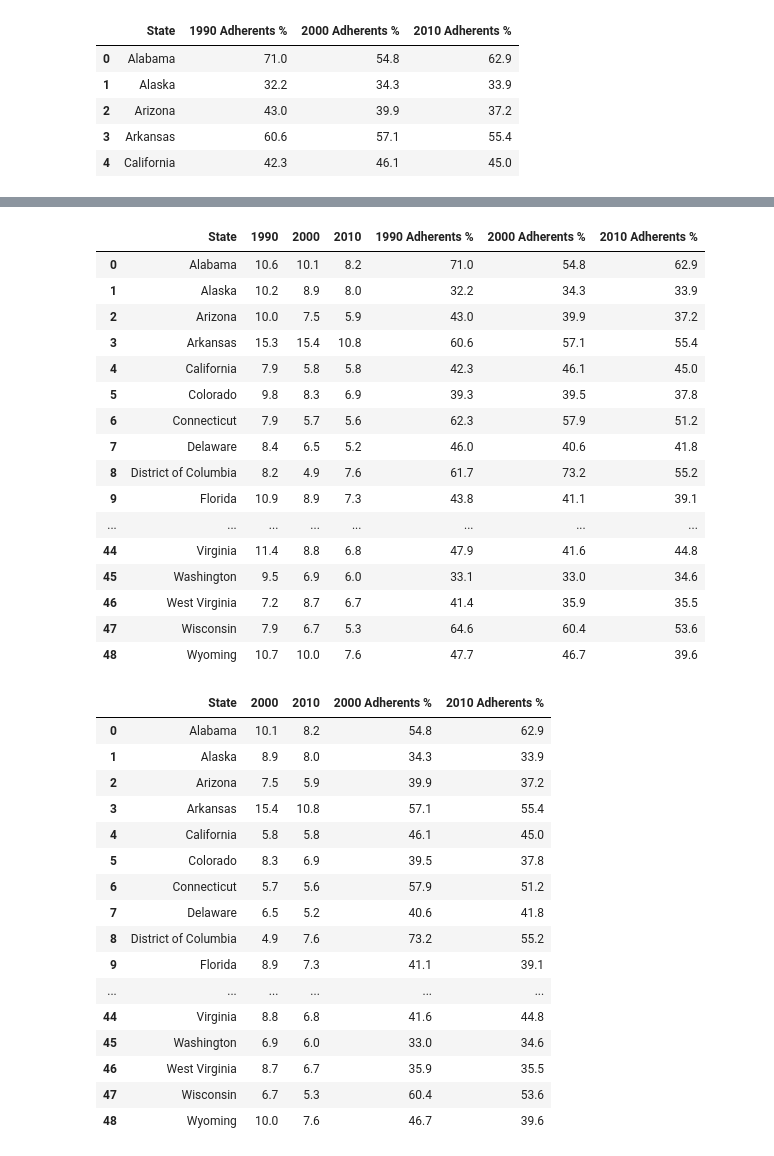
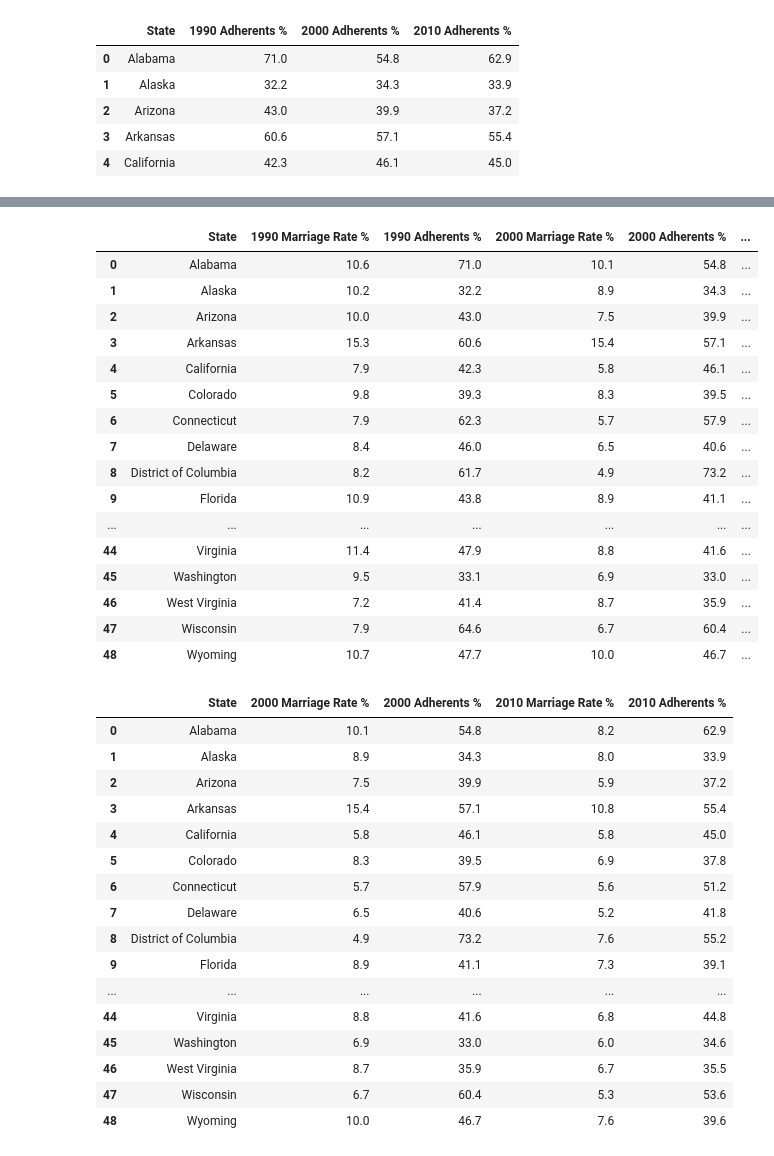
Before and after one commit to silentstar29/ETL-Project, a Jupyter notebook: Cleaned Data Tables.ipynb, the cells around one changed output, grey strips where cells are left out. Drawn from its saved outputs; the diff is of its cells as text; code cells hidden in the pictures.

Commit message:
Reorganized and renamed columns

```diff
--- a/Cleaned Data Tables.ipynb
+++ b/Cleaned Data Tables.ipynb
@@ -177,44 +179,52 @@ dtype: int64
 # %%
 # Merge Marriage Rates 1990, 2000, 2010 dataframe with Religious Census Data 1990, 2000, 2010 dataframe
 mar_rel_1990_2010 = pd.merge(mr_df_2, rel_1990_2010, on="State")
+# Reorganize columns
+mar_rel_1990_2010 = mar_rel_1990_2010[["State", "1990", "1990 Adherents %", "2000", "2000 Adherents %", "2010", "2010 Adherents %"]]
+# Rename columns
+mar_rel_1990_2010 = mar_rel_1990_2010.rename(columns={"1990": "1990 Marriage Rate %", "2000": "2000 Marriage Rate %","2010": "2010 Marriage Rate %"})
 mar_rel_1990_2010
 # %% [output]
-|  | State | 1990 | 2000 | 2010 | 1990 Adherents % | 2000 Adherents % | 2010 Adherents % |
-| 0 | Alabama | 10.6 | 10.1 | 8.2 | 71.0 | 54.8 | 62.9 |
-| 1 | Alaska | 10.2 | 8.9 | 8.0 | 32.2 | 34.3 | 33.9 |
-| 2 | Arizona | 10.0 | 7.5 | 5.9 | 43.0 | 39.9 | 37.2 |
-| 3 | Arkansas | 15.3 | 15.4 | 10.8 | 60.6 | 57.1 | 55.4 |
-| 4 | California | 7.9 | 5.8 | 5.8 | 42.3 | 46.1 | 45.0 |
-| 5 | Colorado | 9.8 | 8.3 | 6.9 | 39.3 | 39.5 | 37.8 |
-| 6 | Connecticut | 7.9 | 5.7 | 5.6 | 62.3 | 57.9 | 51.2 |
-| 7 | Delaware | 8.4 | 6.5 | 5.2 | 46.0 | 40.6 | 41.8 |
-| 8 | District of Columbia | 8.2 | 4.9 | 7.6 | 61.7 | 73.2 | 55.2 |
-| 9 | Florida | 10.9 | 8.9 | 7.3 | 43.8 | 41.1 | 39.1 |
-| ... | ... | ... | ... | ... | ... | ... | ... |
-| 44 | Virginia | 11.4 | 8.8 | 6.8 | 47.9 | 41.6 | 44.8 |
-| 45 | Washington | 9.5 | 6.9 | 6.0 | 33.1 | 33.0 | 34.6 |
-| 46 | West Virginia | 7.2 | 8.7 | 6.7 | 41.4 | 35.9 | 35.5 |
-| 47 | Wisconsin | 7.9 | 6.7 | 5.3 | 64.6 | 60.4 | 53.6 |
-| 48 | Wyoming | 10.7 | 10.0 | 7.6 | 47.7 | 46.7 | 39.6 |
+|  | State | 1990 Marriage Rate % | 1990 Adherents % | 2000 Marriage Rate % | 2000 Adherents % | ... |
+| 0 | Alabama | 10.6 | 71.0 | 10.1 | 54.8 | ... |
+| 1 | Alaska | 10.2 | 32.2 | 8.9 | 34.3 | ... |
+| 2 | Arizona | 10.0 | 43.0 | 7.5 | 39.9 | ... |
+| 3 | Arkansas | 15.3 | 60.6 | 15.4 | 57.1 | ... |
+| 4 | California | 7.9 | 42.3 | 5.8 | 46.1 | ... |
+| 5 | Colorado | 9.8 | 39.3 | 8.3 | 39.5 | ... |
+| 6 | Connecticut | 7.9 | 62.3 | 5.7 | 57.9 | ... |
+| 7 | Delaware | 8.4 | 46.0 | 6.5 | 40.6 | ... |
+| 8 | District of Columbia | 8.2 | 61.7 | 4.9 | 73.2 | ... |
+| 9 | Florida | 10.9 | 43.8 | 8.9 | 41.1 | ... |
+| ... | ... | ... | ... | ... | ... | ... |
+| 44 | Virginia | 11.4 | 47.9 | 8.8 | 41.6 | ... |
+| 45 | Washington | 9.5 | 33.1 | 6.9 | 33.0 | ... |
+| 46 | West Virginia | 7.2 | 41.4 | 8.7 | 35.9 | ... |
+| 47 | Wisconsin | 7.9 | 64.6 | 6.7 | 60.4 | ... |
+| 48 | Wyoming | 10.7 | 47.7 | 10.0 | 46.7 | ... |
 # %%
 # Merge Marriage Rates 2000, 2010 dataframe with Religious Census Data 2000, 2010 dataframe
 mar_rel_2000_2010 = pd.merge(mr_df_2000_2010, rel_2000_2010, on="State")
+# Reorganize columns
+mar_rel_2000_2010 = mar_rel_2000_2010[["State","2000", "2000 Adherents %", "2010", "2010 Adherents %"]]
+# Rename columns
+mar_rel_2000_2010 = mar_rel_2000_2010.rename(columns={"2000": "2000 Marriage Rate %","2010": "2010 Marriage Rate %"})
 mar_rel_2000_2010
 # %% [output]
-|  | State | 2000 | 2010 | 2000 Adherents % | 2010 Adherents % |
-| 0 | Alabama | 10.1 | 8.2 | 54.8 | 62.9 |
-| 1 | Alaska | 8.9 | 8.0 | 34.3 | 33.9 |
-| 2 | Arizona | 7.5 | 5.9 | 39.9 | 37.2 |
-| 3 | Arkansas | 15.4 | 10.8 | 57.1 | 55.4 |
-| 4 | California | 5.8 | 5.8 | 46.1 | 45.0 |
-| 5 | Colorado | 8.3 | 6.9 | 39.5 | 37.8 |
-| 6 | Connecticut | 5.7 | 5.6 | 57.9 | 51.2 |
-| 7 | Delaware | 6.5 | 5.2 | 40.6 | 41.8 |
-| 8 | District of Columbia | 4.9 | 7.6 | 73.2 | 55.2 |
-| 9 | Florida | 8.9 | 7.3 | 41.1 | 39.1 |
+|  | State | 2000 Marriage Rate % | 2000 Adherents % | 2010 Marriage Rate % | 2010 Adherents % |
+| 0 | Alabama | 10.1 | 54.8 | 8.2 | 62.9 |
+| 1 | Alaska | 8.9 | 34.3 | 8.0 | 33.9 |
+| 2 | Arizona | 7.5 | 39.9 | 5.9 | 37.2 |
+| 3 | Arkansas | 15.4 | 57.1 | 10.8 | 55.4 |
+| 4 | California | 5.8 | 46.1 | 5.8 | 45.0 |
+| 5 | Colorado | 8.3 | 39.5 | 6.9 | 37.8 |
+| 6 | Connecticut | 5.7 | 57.9 | 5.6 | 51.2 |
+| 7 | Delaware | 6.5 | 40.6 | 5.2 | 41.8 |
+| 8 | District of Columbia | 4.9 | 73.2 | 7.6 | 55.2 |
+| 9 | Florida | 8.9 | 41.1 | 7.3 | 39.1 |
 | ... | ... | ... | ... | ... | ... |
-| 44 | Virginia | 8.8 | 6.8 | 41.6 | 44.8 |
-| 45 | Washington | 6.9 | 6.0 | 33.0 | 34.6 |
-| 46 | West Virginia | 8.7 | 6.7 | 35.9 | 35.5 |
-| 47 | Wisconsin | 6.7 | 5.3 | 60.4 | 53.6 |
-| 48 | Wyoming | 10.0 | 7.6 | 46.7 | 39.6 |
+| 44 | Virginia | 8.8 | 41.6 | 6.8 | 44.8 |
+| 45 | Washington | 6.9 | 33.0 | 6.0 | 34.6 |
+| 46 | West Virginia | 8.7 | 35.9 | 6.7 | 35.5 |
+| 47 | Wisconsin | 6.7 | 60.4 | 5.3 | 53.6 |
+| 48 | Wyoming | 10.0 | 46.7 | 7.6 | 39.6 |
```
Also changed, not shown: parts of 5 cells of this notebook.
